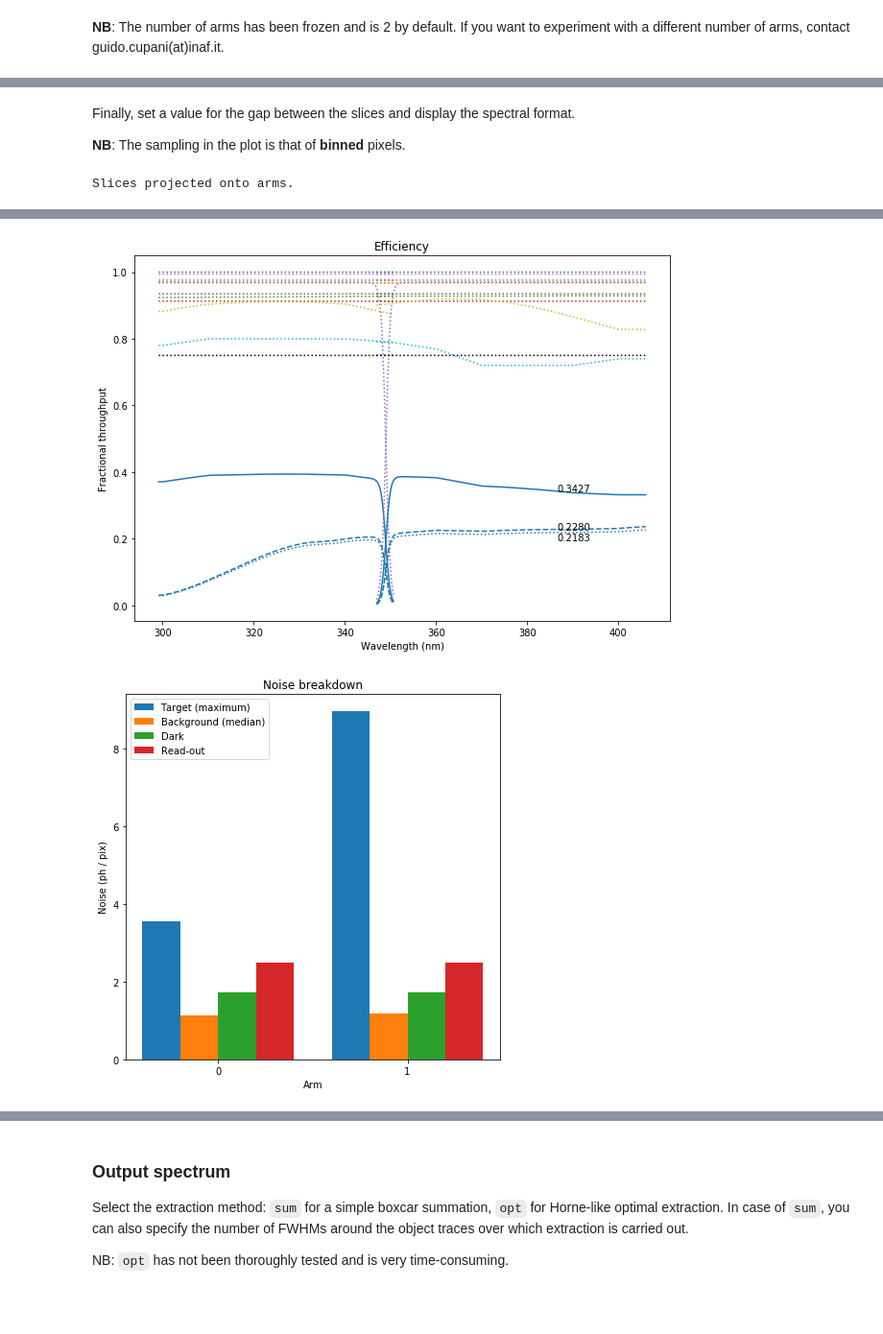
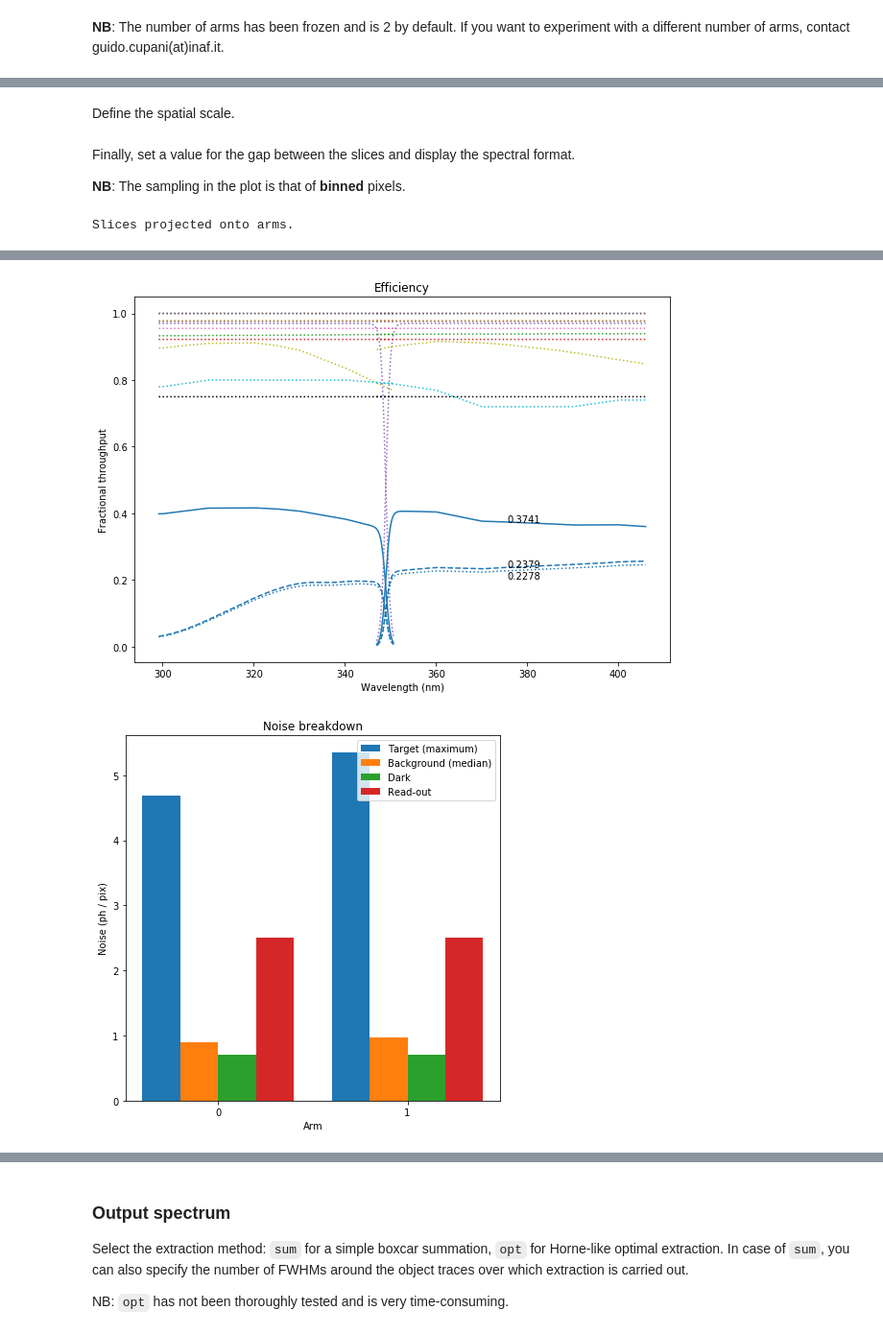
Before and after one commit to gcupani/cubes, a Jupyter notebook: sw/CUBES E2E simulator.ipynb, the cells around one changed output, grey strips where cells are left out. Shown: that part at 96% size. Cells and saved outputs as stored; diff of their text form; code cells hidden in the pictures; blank space fills up the shorter version.

````diff
--- a/sw/CUBES E2E simulator.ipynb
+++ b/sw/CUBES E2E simulator.ipynb
@@ -46,7 +46,7 @@ Only for extragalactic spectra: provide an emission redshift and chose how to mo
 
 **NB**: Be sure that ```zem``` is set to ```None``` if you are **not** using an extragalactic spectrum.
 # %%
-sim.zem = 2.0  # Emission redshift
+sim.zem = None  # Emission redshift
 sim.igm_abs = 'simple'  # IGM absorption
 # %% [markdown]
 Adjust the atmospheric parameters and compute the spectrum of the sky background with SkyCalc. If any of these values is ```None```, a pre-computed background will be used (with ```airmass``` = 1.16, ```pwv``` = 2.5, ```moond``` = 0).
@@ -106,11 +106,11 @@ Specify the characteristics of the CCDs, including the size and binning of pixel
 # %%
 sim.ccd_gain = 1.1*au.photon/au.adu  # Gain (i.e. conversion from ADU to photons)
 sim.ccd_ron = 2.5*au.photon / sim.ccd_gain  # Read-out noise (in ADU)
-sim.ccd_dark = 3*au.photon/au.h / sim.ccd_gain  # Dark current (in ADU per unit time)
+sim.ccd_dark = 0.5*au.photon/au.h / sim.ccd_gain  # Dark current (in ADU per unit time)
 sim.ccd_xsize = 9*1024*au.pixel  # X size of the CCD
 sim.ccd_ysize = 9*1024*au.pixel  # Y size of the CCD
-sim.pix_xsize = 15*au.micron  # X size of the pixels
-sim.pix_ysize = 15*au.micron  # Y size of the pixels
+sim.pix_xsize = 10*au.micron  # X size of the pixels
+sim.pix_ysize = 10*au.micron  # Y size of the pixels
 sim.ccd_xbin = 1  # X binning of the CCD
 sim.ccd_ybin = 1  # Y binning of the CCD
 # %% [markdown]
@@ -122,11 +124,15 @@
+# %%
+sim.goal_eff = True
+# %% [markdown]
+Define the spatial scale.
 # %%
-sim.spat_scale = 0.25*au.arcsec/(30*au.micron)  # Spatial scale
+sim.spat_scale = 0.3*au.arcsec/(30*au.micron)  # Spatial scale
 # %% [markdown]
 Finally, set a value for the gap between the slices and display the spectral format.
 
 **NB**: The sampling in the plot is that of **binned** pixels.
 # %%
-sim.slice_gap = 10*au.pixel  # Gap between the slices
+sim.slice_gap = 110*au.pixel  # Gap between the slices
 sim.ccd(test_wave)
 #%mprun -f sim.ccd sim.ccd()  # Only for memory checks
 # %% [output]
@@ -137,2 +143,2 @@ Slices projected onto arms.
-[figure, old version]
+[figure, new version]
-[figure, old version]
+[figure, new version]
````
Also changed, not shown: parts of 11 cells of this notebook, 9 other files.
